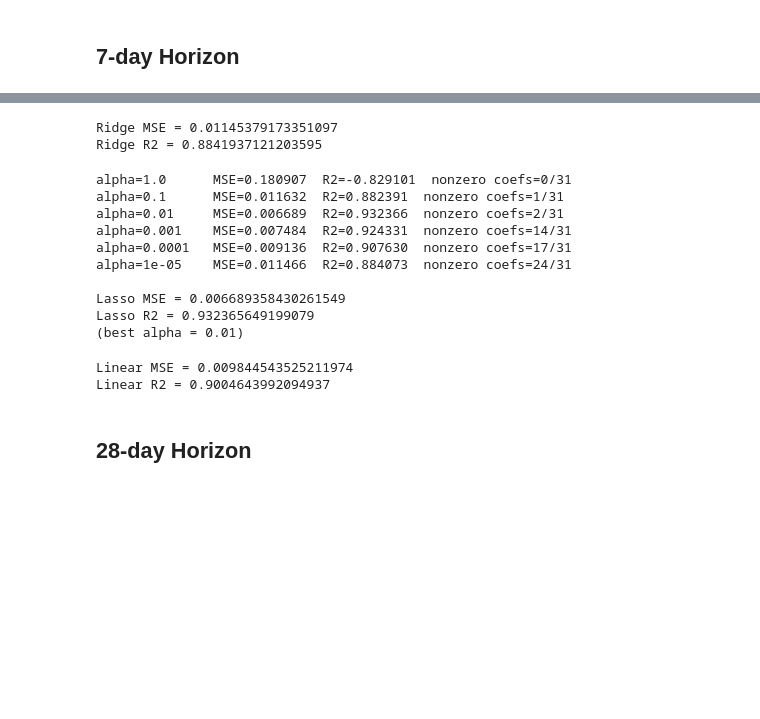
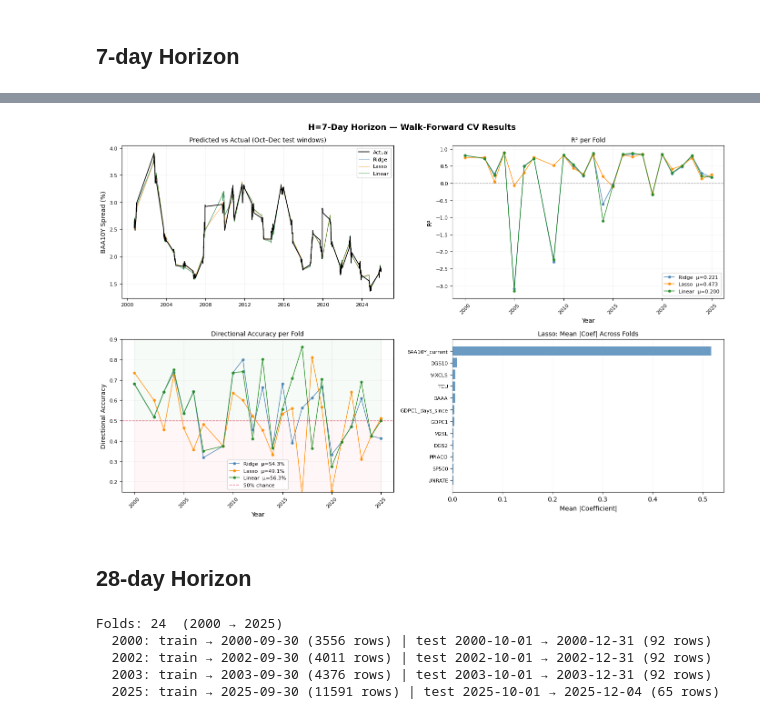
Before and after one commit to 2tmb2/CorporateBondSpreadPrediction, a Jupyter notebook: linear_models.ipynb, the cells around one changed output, grey strips where cells are left out. Saved outputs shown, nothing was run; the diff lists cells and outputs as text; code cells hidden in the pictures; blank space fills up the shorter version.

```diff
--- a/linear_models.ipynb
+++ b/linear_models.ipynb
@@ -78,4 +256,2 @@ X_train, y_train, X_test, y_test = build_df(split=0.8, H=7)
 # %%
-scaler = StandardScaler()
-X_train = scaler.fit_transform(X_train)
-X_test = scaler.transform(X_test)
+results_df_h7, y_test_h7, y_curr_h7, preds_h7, lasso_coefs_h7 = run_walk_forward(folds)
@@ -82,62 +276,21 @@ X_test = scaler.transform(X_test)
-# %%
-ridge = Ridge()
-ridge.fit(X_train, y_train)
-ridge_preds = ridge.predict(X_test)
-
-ridge_mse = mean_squared_error(y_test, ridge_preds)
-ridge_r2 = r2_score(y_test, ridge_preds)
-print(f"Ridge MSE = {ridge_mse}")
-print(f"Ridge R2 = {ridge_r2}")
-# %% [output]
-Ridge MSE = 0.01145379173351097
-Ridge R2 = 0.8841937121203595
-# %%
-alphas = [1.0, 0.1, 0.01, 0.001, 0.0001, 0.00001]
-
-best_mse = np.inf
-best_r2  = None
-best_alpha = None
-for alpha in alphas:
-    lasso = Lasso(alpha=alpha, max_iter=10000)
-    lasso.fit(X_train, y_train)
-    lasso_preds = lasso.predict(X_test)
-
-    lasso_mse = mean_squared_error(y_test, lasso_preds)
-    lasso_r2 = r2_score(y_test, lasso_preds)
-    nonzero = (lasso.coef_ != 0).sum()
-    print(f"alpha={alpha:<8} MSE={lasso_mse:.6f}  R2={lasso_r2:.6f}  nonzero coefs={nonzero}/{len(lasso.coef_)}")
-
-    if lasso_mse < best_mse:
-        best_mse, best_r2, best_alpha = lasso_mse, lasso_r2, alpha
-
-print(f"\nLasso MSE = {best_mse}")
-print(f"Lasso R2 = {best_r2}")
-print(f"(best alpha = {best_alpha})")
-# %% [output]
-alpha=1.0      MSE=0.180907  R2=-0.829101  nonzero coefs=0/31
-alpha=0.1      MSE=0.011632  R2=0.882391  nonzero coefs=1/31
-alpha=0.01     MSE=0.006689  R2=0.932366  nonzero coefs=2/31
-alpha=0.001    MSE=0.007484  R2=0.924331  nonzero coefs=14/31
-alpha=0.0001   MSE=0.009136  R2=0.907630  nonzero coefs=17/31
-alpha=1e-05    MSE=0.011466  R2=0.884073  nonzero coefs=24/31
-
-Lasso MSE = 0.006689358430261549
-Lasso R2 = 0.932365649199079
-(best alpha = 0.01)
-# %%
-linear = LinearRegression()
-linear.fit(X_train, y_train)
-linear_preds = linear.predict(X_test)
-
-linear_mse = mean_squared_error(y_test, linear_preds)
-linear_r2 = r2_score(y_test, linear_preds)
-print(f"Linear MSE = {linear_mse}")
-print(f"Linear R2 = {linear_r2}")
-# %% [output]
-Linear MSE = 0.009844543525211974
-Linear R2 = 0.9004643992094937
+# %%
+plot_results(results_df_h7, y_test_h7, y_curr_h7, preds_h7, lasso_coefs_h7, feature_names, H=7)
+# %% [output]
+[figure, added]
 # %% [markdown]
 ## 28-day Horizon
 # %%
-X_train, y_train, X_test, y_test = build_df(split=0.8, H=28)
+folds = build_folds(H=28)
+print(f"Folds: {len(folds)}  ({folds[0]['year']} → {folds[-1]['year']})")
+for f in folds[:3] + [folds[-1]]:
+    print(f"  {f['year']}: train → {f['X_train'].index.max().date()} "
+          f"({len(f['X_train'])} rows) | "
+          f"test {f['X_test'].index.min().date()} → "
+          f"{f['X_test'].index.max().date()} ({len(f['X_test'])} rows)")
+# %% [output]
+Folds: 24  (2000 → 2025)
+  2000: train → 2000-09-30 (3556 rows) | test 2000-10-01 → 2000-12-31 (92 rows)
+  2002: train → 2002-09-30 (4011 rows) | test 2002-10-01 → 2002-12-31 (92 rows)
+  2003: train → 2003-09-30 (4376 rows) | test 2003-10-01 → 2003-12-31 (92 rows)
+  2025: train → 2025-09-30 (11591 rows) | test 2025-10-01 → 2025-12-04 (65 rows)
 # %%
```
Also changed, not shown: parts of 17 cells of this notebook, 3 other files.
